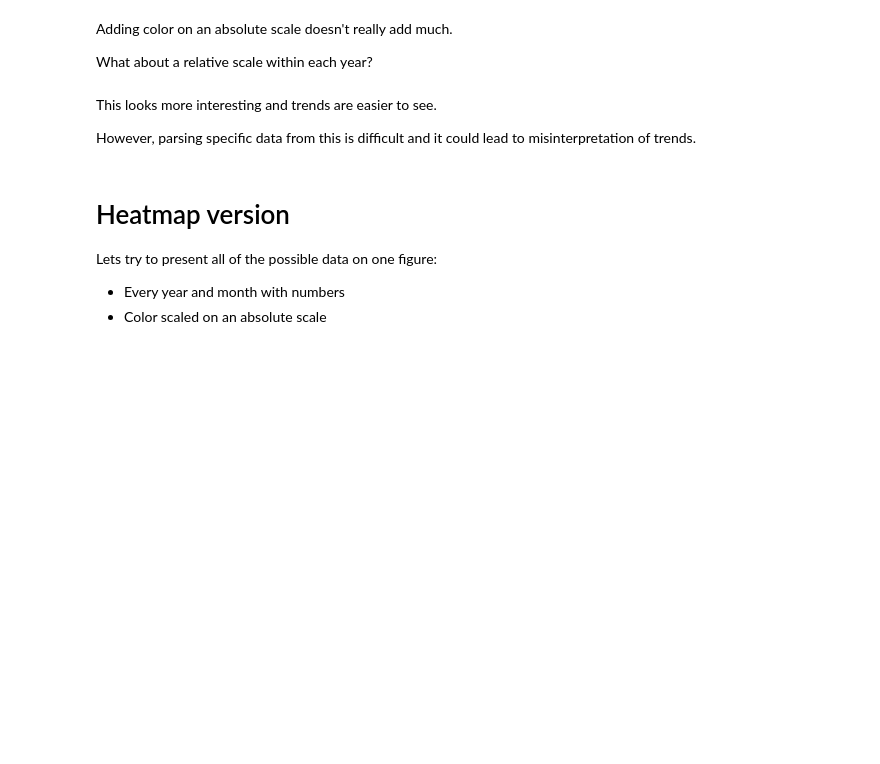
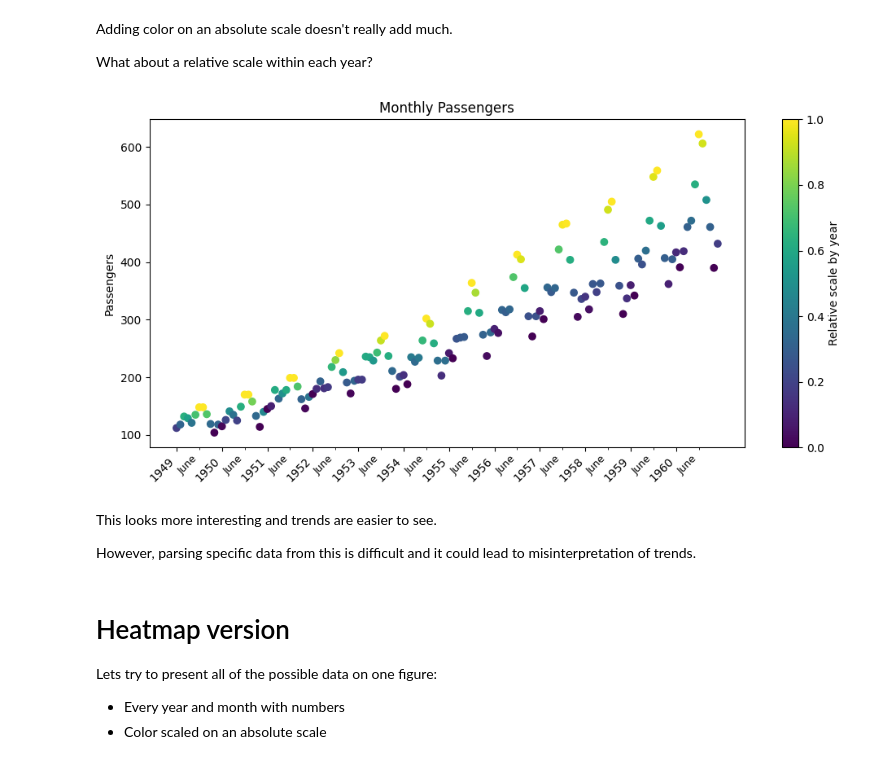
Before and after one commit to DrexelEngineering/ENGR131W25, a Jupyter notebook: jupyterbook/week_8/lecture/8_flight_data.ipynb, the cells around one changed output. Saved outputs shown, nothing was run; the diff lists cells and outputs as text; code cells hidden in the pictures; blank space fills up the shorter version.

```diff
--- a/jupyterbook/week_8/lecture/8_flight_data.ipynb
+++ b/jupyterbook/week_8/lecture/8_flight_data.ipynb
@@ -95,35 +108,36 @@ import matplotlib.pyplot as plt
 # Scale each year’s data to [0..1]
 year_minmax = {}
 for y in range(1949, 1961):
     start = (y - 1949)*12
     subset = data[start:start+12]
     year_minmax[y] = (min(subset), max(subset))
 
 colors = []
 for i, val in enumerate(data):
     year = 1949 + i//12
     yr_min, yr_max = year_minmax[year]
     cval = (val - yr_min)/(yr_max - yr_min) if yr_max != yr_min else 0.5
     colors.append(cval)
 
 x = list(range(len(data)))
 fig, ax = plt.subplots(figsize=(10, 5))
 scatter = ax.scatter(x, data, c=colors, cmap='viridis')
 plt.colorbar(scatter, ax=ax, label="Relative scale by year")
 
 # Mark January/June
 jan_ticks = [(yr - 1949)*12 for yr in range(1949, 1961)]
-june_ticks = [
-     for j in jan_ticks]
+june_ticks = [j+6 for j in jan_ticks]
 ax.set_xticks(jan_ticks)
 ax.set_xticklabels([str(yr) for yr in range(1949, 1961)], rotation=45, ha='right')
 ax.set_xticks(june_ticks, minor=True)
 ax.set_xticklabels(["June"]*len(june_ticks), minor=True, rotation=45, ha='right', fontsize=9)
 
 plt.title("Monthly Passengers")
 plt.ylabel("Passengers")
 plt.tight_layout()
 plt.show()
+# %% [output]
+[figure, added]
 # %% [markdown]
 This looks more interesting and trends are easier to see.
 
```
Also changed, not shown: parts of 5 cells of this notebook, 1 other file.
